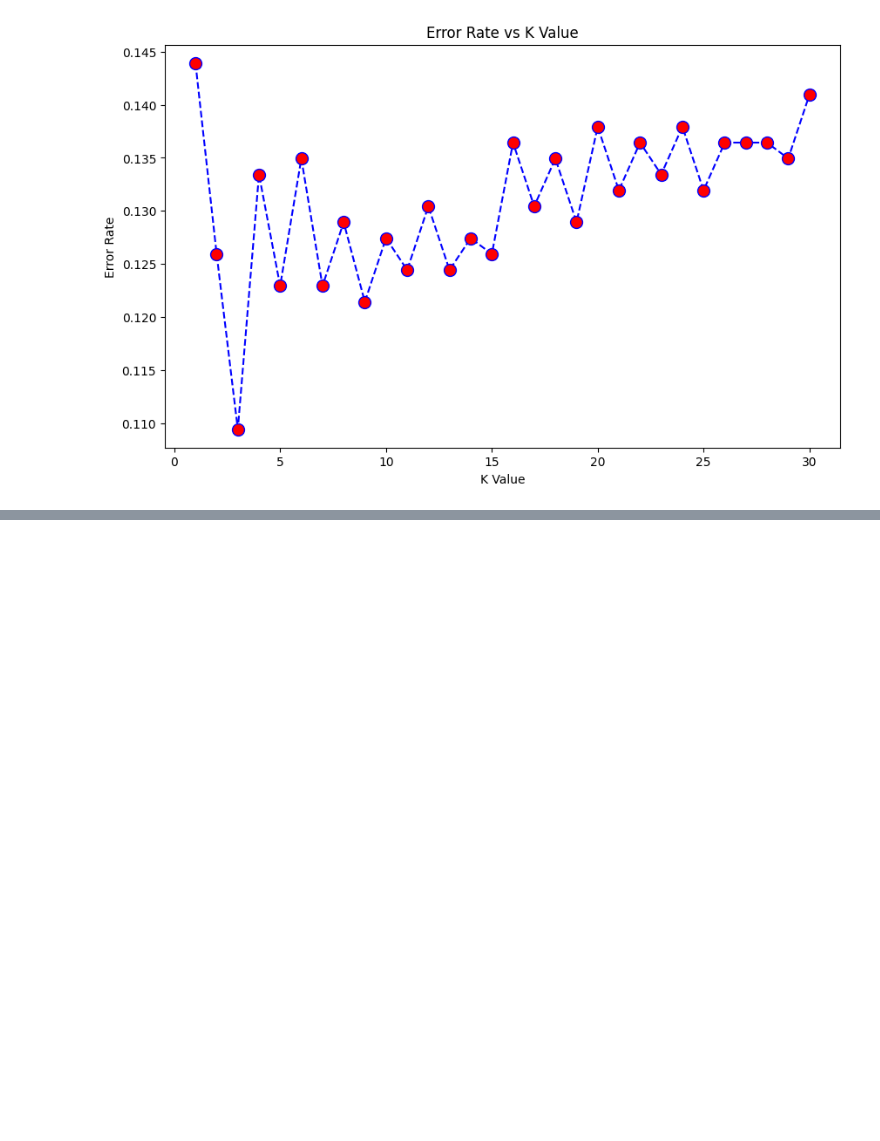
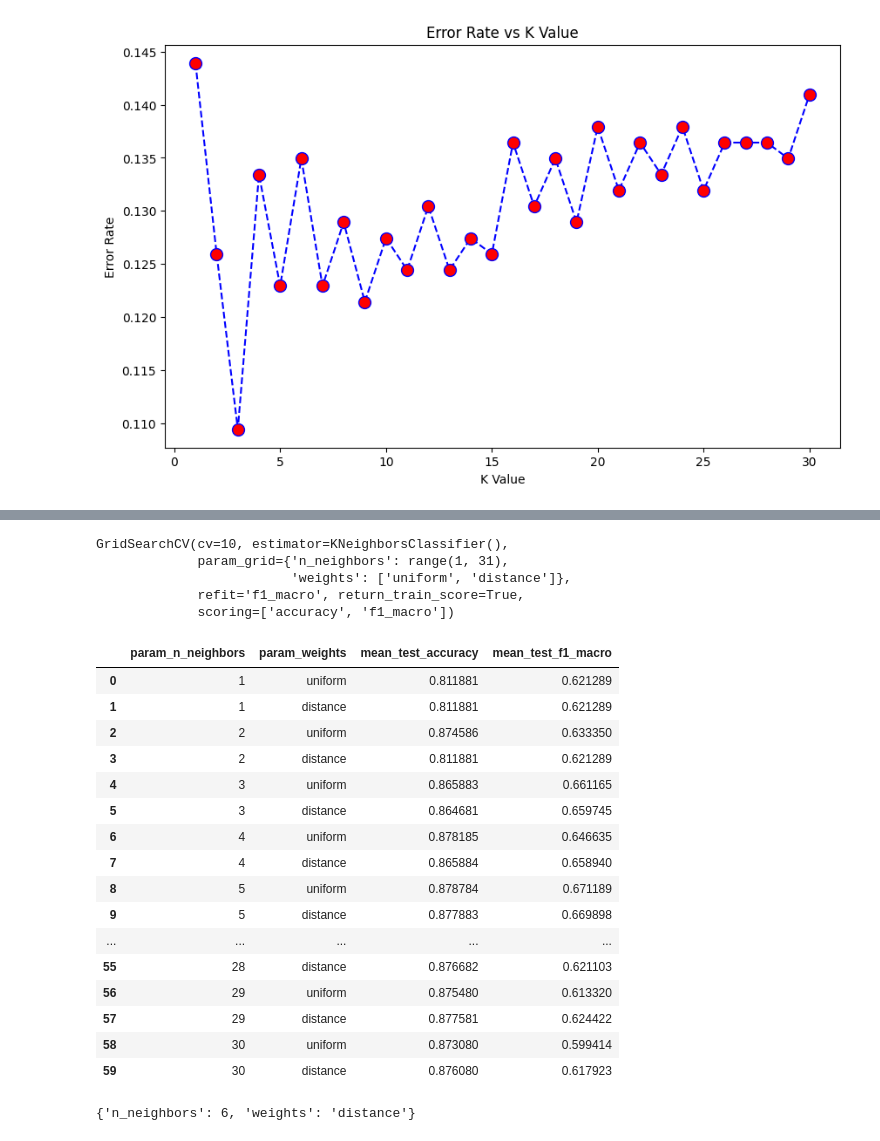
Before and after one commit to MeetPatel89/churn_pred, a Jupyter notebook: notebooks/explore-0.0.1.ipynb, the cells around one changed output, grey strips where cells are left out. Cells and saved outputs as stored; diff of their text form; code cells hidden in the pictures; blank space fills up the shorter version.

Commit message:
compute best possible k for given dataset using grid search api

```diff
--- a/notebooks/explore-0.0.1.ipynb
+++ b/notebooks/explore-0.0.1.ipynb
@@ -307,0 +311,22 @@ plt.show()
+# %%
+# use cross validation to find the best k value - use sci-kit learn's cross_val_score
+X = df.drop(columns=["churn"])
+y = df["churn"]
+test_errors = []
+
+# hyperparameters for KNN estimator
+params = {
+    "n_neighbors": range(1, 31),
+    "weights": ["uniform", "distance"],
+}
+for k in params["n_neighbors"]:
+    for j in params["weights"]:
+        accuracy_scores = cross_val_score(KNeighborsClassifier(n_neighbors=k, weights=j), X, y, cv=10, scoring="accuracy")
+        f1_scores = cross_val_score(KNeighborsClassifier(n_neighbors=k, weights=j), X, y, cv=10, scoring="f1_macro")
+        test_errors.append({
+            "k": k,
+            "weights": j,
+            "error": 1 - np.mean(accuracy_scores),
+            "accuracy": np.mean(accuracy_scores),
+            "f1_score": np.mean(f1_scores)
+        })
@@ -307,0 +349,43 @@ plt.show()
+# %%
+# use grid search api to find the best hyperparameters
+knn_model = KNeighborsClassifier()
+grid_search = GridSearchCV(
+    estimator=knn_model,
+    param_grid=params,
+    scoring=["accuracy", "f1_macro"],
+    refit="f1_macro",
+    cv=10,
+    return_train_score=True
+)
+grid_search.fit(X, y)
+# %% [output]
+GridSearchCV(cv=10, estimator=KNeighborsClassifier(),
+             param_grid={'n_neighbors': range(1, 31),
+                         'weights': ['uniform', 'distance']},
+             refit='f1_macro', return_train_score=True,
+             scoring=['accuracy', 'f1_macro'])
+# %%
+results_df = pd.DataFrame(grid_search.cv_results_)[["param_n_neighbors", "param_weights", "mean_test_accuracy", "mean_test_f1_macro"]]
+results_df
+# %% [output]
+|  | param_n_neighbors | param_weights | mean_test_accuracy | mean_test_f1_macro |
+| 0 | 1 | uniform | 0.811881 | 0.621289 |
+| 1 | 1 | distance | 0.811881 | 0.621289 |
+| 2 | 2 | uniform | 0.874586 | 0.633350 |
+| 3 | 2 | distance | 0.811881 | 0.621289 |
+| 4 | 3 | uniform | 0.865883 | 0.661165 |
+| 5 | 3 | distance | 0.864681 | 0.659745 |
+| 6 | 4 | uniform | 0.878185 | 0.646635 |
+| 7 | 4 | distance | 0.865884 | 0.658940 |
+| 8 | 5 | uniform | 0.878784 | 0.671189 |
+| 9 | 5 | distance | 0.877883 | 0.669898 |
+| ... | ... | ... | ... | ... |
+| 55 | 28 | distance | 0.876682 | 0.621103 |
+| 56 | 29 | uniform | 0.875480 | 0.613320 |
+| 57 | 29 | distance | 0.877581 | 0.624422 |
+| 58 | 30 | uniform | 0.873080 | 0.599414 |
+| 59 | 30 | distance | 0.876080 | 0.617923 |
+# %%
+grid_search.best_params_
+# %% [output]
+{'n_neighbors': 6, 'weights': 'distance'}
```
Also changed, not shown: parts of 5 cells of this notebook.
